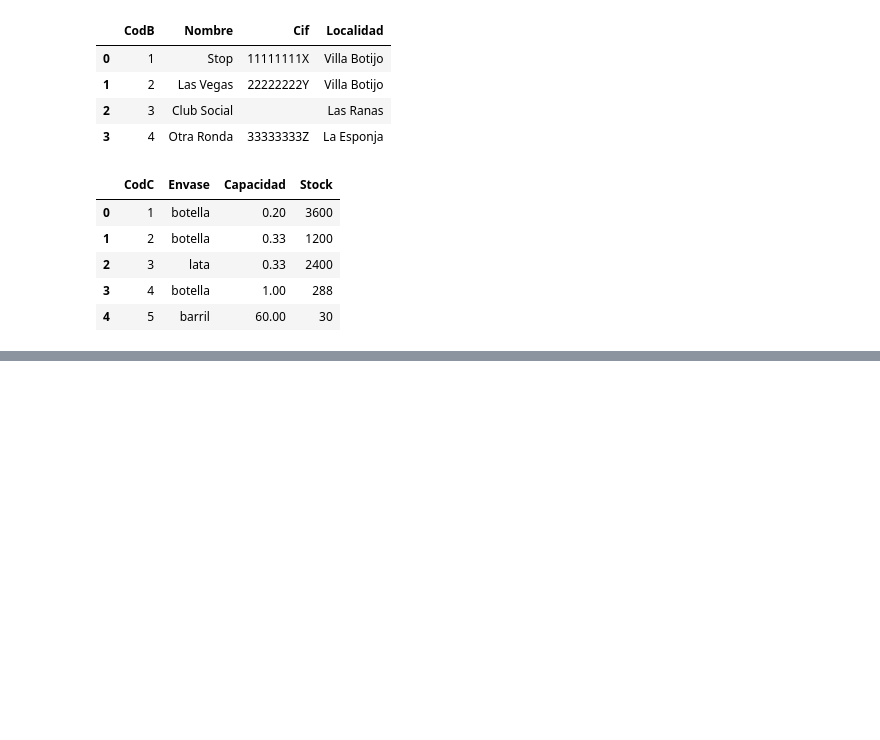
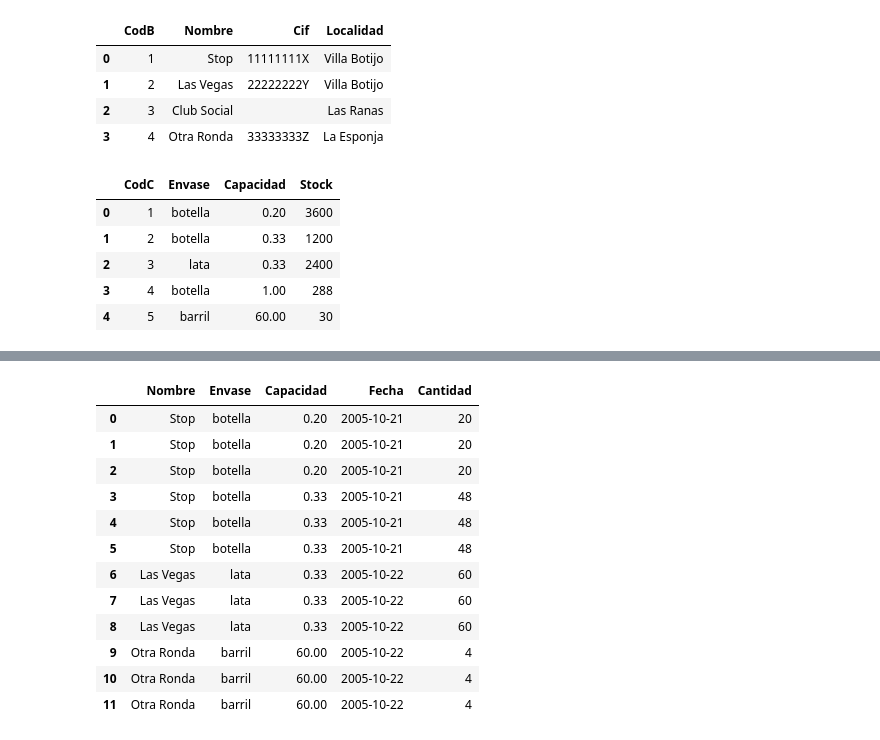
Before and after one commit to luciaaroca/ds_sql_thebridge, a Jupyter notebook: Practica/1-Ejercicios/Cervezas/SQL.cervezas.ipynb, the cells around one changed output, grey strips where cells are left out. Cells and saved outputs as stored; diff of their text form; code cells hidden in the pictures; blank space fills up the shorter version.

Commit message:
casi cervezas

```diff
--- a/Practica/1-Ejercicios/Cervezas/SQL.cervezas.ipynb
+++ b/Practica/1-Ejercicios/Cervezas/SQL.cervezas.ipynb
@@ -198,0 +235,27 @@ IndentationError: unexpected indent (4153797254.py, line 12)
+# %%
+#3)Obtener  los  repartos  (nombre  del  bar,  envase  y  capacidad  de  la  bebida, fecha y cantidad) realizados por Carlos Lopez
+
+query = '''
+SELECT b.Nombre, c.Envase, c.Capacidad, r.Fecha, r.Cantidad
+FROM Reparto AS r
+JOIN Empleados AS e ON r.CodE = e.CodE
+JOIN Bares AS b ON r.CodB = b.CodB
+JOIN Cervezas AS c ON r.CodC = c.CodC
+WHERE e.Nombre LIKE "%Carlos Lopez%"
+'''
+df = sql_query(query)
+df
+# %% [output]
+|  | Nombre | Envase | Capacidad | Fecha | Cantidad |
+| 0 | Stop | botella | 0.20 | 2005-10-21 | 20 |
+| 1 | Stop | botella | 0.20 | 2005-10-21 | 20 |
+| 2 | Stop | botella | 0.20 | 2005-10-21 | 20 |
+| 3 | Stop | botella | 0.33 | 2005-10-21 | 48 |
+| 4 | Stop | botella | 0.33 | 2005-10-21 | 48 |
+| 5 | Stop | botella | 0.33 | 2005-10-21 | 48 |
+| 6 | Las Vegas | lata | 0.33 | 2005-10-22 | 60 |
+| 7 | Las Vegas | lata | 0.33 | 2005-10-22 | 60 |
+| 8 | Las Vegas | lata | 0.33 | 2005-10-22 | 60 |
+| 9 | Otra Ronda | barril | 60.00 | 2005-10-22 | 4 |
+| 10 | Otra Ronda | barril | 60.00 | 2005-10-22 | 4 |
+| 11 | Otra Ronda | barril | 60.00 | 2005-10-22 | 4 |
```
Also changed, not shown: parts of 10 cells of this notebook, 3 other files.
